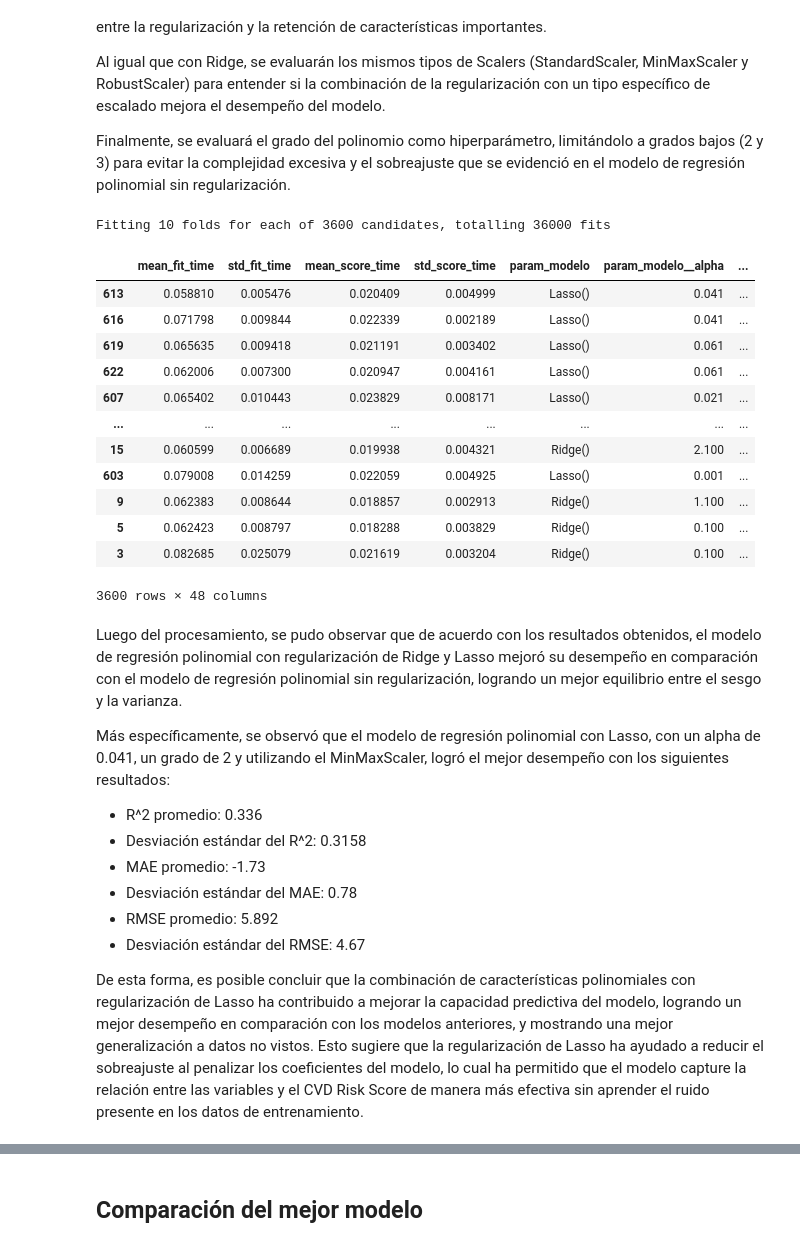
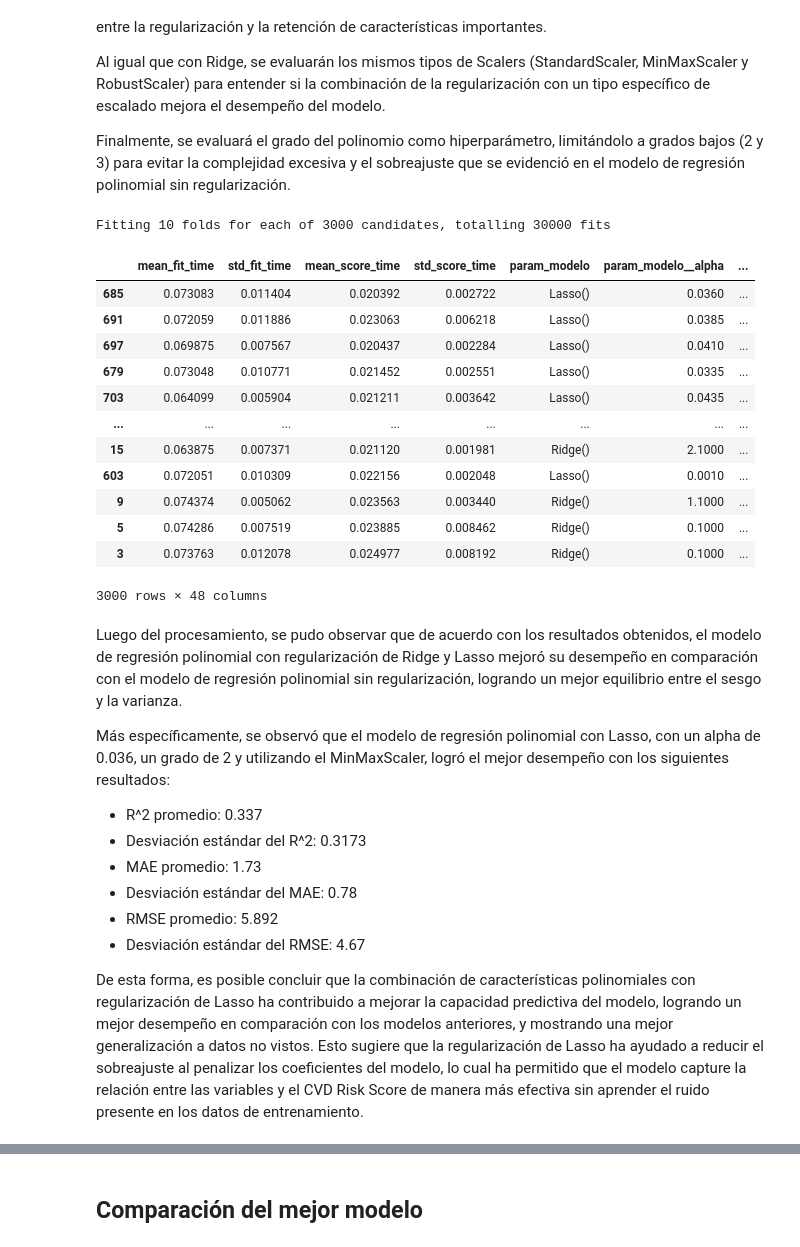
Before and after one commit to Sharik1516/Laboratorio2-ML, a Jupyter notebook: Diego/Laboratorio_2_ML.ipynb, the cells around one changed output, grey strips where cells are left out. Drawn from its saved outputs; the diff is of its cells as text; code cells hidden in the pictures.

```diff
--- a/Diego/Laboratorio_2_ML.ipynb
+++ b/Diego/Laboratorio_2_ML.ipynb
@@ -1680,55 +1680,55 @@ grid_search_params = [
             StandardScaler(),
             MinMaxScaler(),
             RobustScaler()
         ],
         "modelo__alpha": np.arange(0.1, 100, 1)  # 0.1 -> 100
     },
     {   # Lasso
         "selector_modelo__numerico__polynomial_features__degree": [2, 3],
         "modelo": [Lasso()],
         "selector_modelo__numerico__scaler": [
             StandardScaler(),
             MinMaxScaler(),
             RobustScaler()
         ],
-        "modelo__alpha": np.arange(0.001, 10, 0.02)  # 0.001 -> 10
+        "modelo__alpha": np.arange(0.001, 1, 0.0025)  # 0.001 -> 10
     }
 ]
 
 gridsearch_polinomico_reg = GridSearchCV(
     estimator=pipeline_polinomico_regularizado,
     param_grid=grid_search_params,
     cv=10,
     scoring=scoring_metrics,
     refit="RMSE",
     n_jobs=-1,
     verbose=2
 )
 gridsearch_polinomico_reg.fit(X_train.drop(columns=["CVD Risk Score"]), X_train["CVD Risk Score"])
 pd.DataFrame(gridsearch_polinomico_reg.cv_results_).sort_values("rank_test_RMSE")
 # %% [output]
-Fitting 10 folds for each of 3600 candidates, totalling 36000 fits
+Fitting 10 folds for each of 3000 candidates, totalling 30000 fits
 |  | mean_fit_time | std_fit_time | mean_score_time | std_score_time | param_modelo | param_modelo__alpha | ... |
-| 613 | 0.058810 | 0.005476 | 0.020409 | 0.004999 | Lasso() | 0.041 | ... |
-| 616 | 0.071798 | 0.009844 | 0.022339 | 0.002189 | Lasso() | 0.041 | ... |
-| 619 | 0.065635 | 0.009418 | 0.021191 | 0.003402 | Lasso() | 0.061 | ... |
-| 622 | 0.062006 | 0.007300 | 0.020947 | 0.004161 | Lasso() | 0.061 | ... |
-| 607 | 0.065402 | 0.010443 | 0.023829 | 0.008171 | Lasso() | 0.021 | ... |
+| 685 | 0.073083 | 0.011404 | 0.020392 | 0.002722 | Lasso() | 0.0360 | ... |
+| 691 | 0.072059 | 0.011886 | 0.023063 | 0.006218 | Lasso() | 0.0385 | ... |
+| 697 | 0.069875 | 0.007567 | 0.020437 | 0.002284 | Lasso() | 0.0410 | ... |
+| 679 | 0.073048 | 0.010771 | 0.021452 | 0.002551 | Lasso() | 0.0335 | ... |
+| 703 | 0.064099 | 0.005904 | 0.021211 | 0.003642 | Lasso() | 0.0435 | ... |
 | ... | ... | ... | ... | ... | ... | ... | ... |
-| 15 | 0.060599 | 0.006689 | 0.019938 | 0.004321 | Ridge() | 2.100 | ... |
-| 603 | 0.079008 | 0.014259 | 0.022059 | 0.004925 | Lasso() | 0.001 | ... |
-| 9 | 0.062383 | 0.008644 | 0.018857 | 0.002913 | Ridge() | 1.100 | ... |
-| 5 | 0.062423 | 0.008797 | 0.018288 | 0.003829 | Ridge() | 0.100 | ... |
-| 3 | 0.082685 | 0.025079 | 0.021619 | 0.003204 | Ridge() | 0.100 | ... |
+| 15 | 0.063875 | 0.007371 | 0.021120 | 0.001981 | Ridge() | 2.1000 | ... |
+| 603 | 0.072051 | 0.010309 | 0.022156 | 0.002048 | Lasso() | 0.0010 | ... |
+| 9 | 0.074374 | 0.005062 | 0.023563 | 0.003440 | Ridge() | 1.1000 | ... |
+| 5 | 0.074286 | 0.007519 | 0.023885 | 0.008462 | Ridge() | 0.1000 | ... |
+| 3 | 0.073763 | 0.012078 | 0.024977 | 0.008192 | Ridge() | 0.1000 | ... |
-3600 rows × 48 columns
+3000 rows × 48 columns
 # %% [markdown]
 Luego del procesamiento, se pudo observar que de acuerdo con los resultados obtenidos, el modelo de regresión polinomial con regularización de Ridge y Lasso mejoró su desempeño en comparación con el modelo de regresión polinomial sin regularización, logrando un mejor equilibrio entre el sesgo y la varianza.
 
-Más específicamente, se observó que el modelo de regresión polinomial con Lasso, con un alpha de 0.041, un grado de 2 y utilizando el MinMaxScaler, logró el mejor desempeño con los siguientes resultados:
+Más específicamente, se observó que el modelo de regresión polinomial con Lasso, con un alpha de 0.036, un grado de 2 y utilizando el MinMaxScaler, logró el mejor desempeño con los siguientes resultados:
 
-- R^2 promedio: 0.336
-- Desviación estándar del R^2: 0.3158
-- MAE promedio: -1.73
+- R^2 promedio: 0.337
+- Desviación estándar del R^2: 0.3173
+- MAE promedio: 1.73
 - Desviación estándar del MAE: 0.78
 - RMSE promedio: 5.892
 - Desviación estándar del RMSE: 4.67
```
Also changed, not shown: parts of 7 cells of this notebook, 1 other file.
